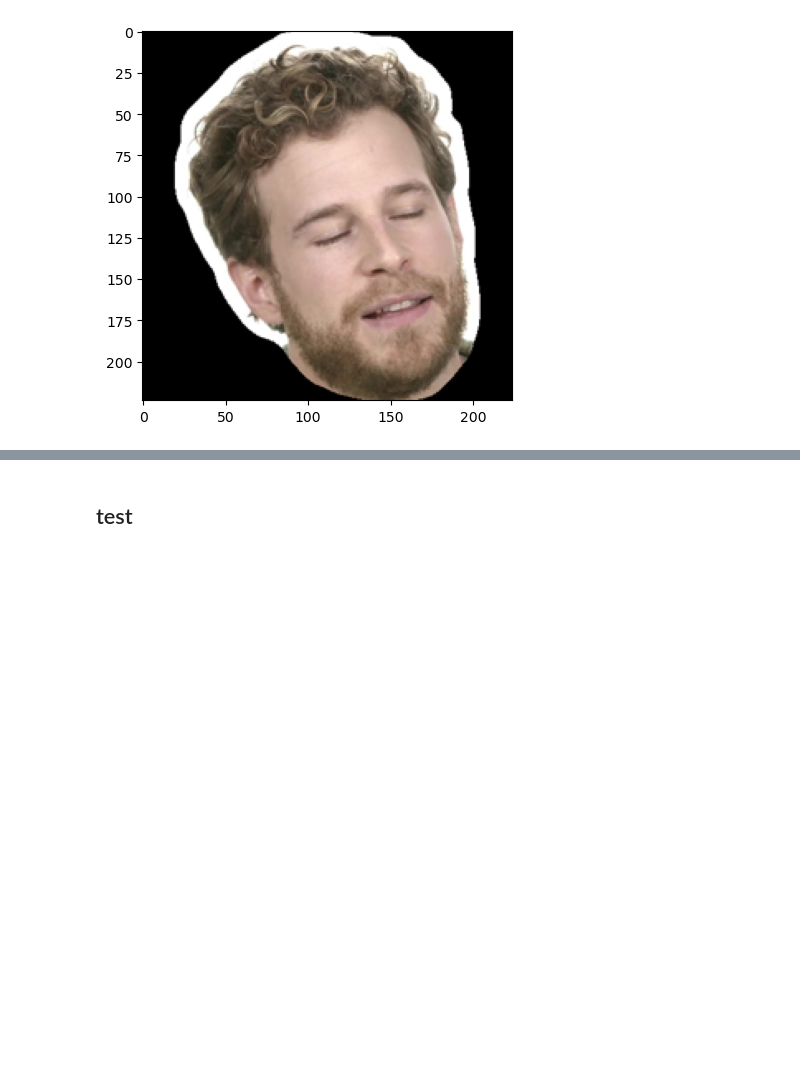
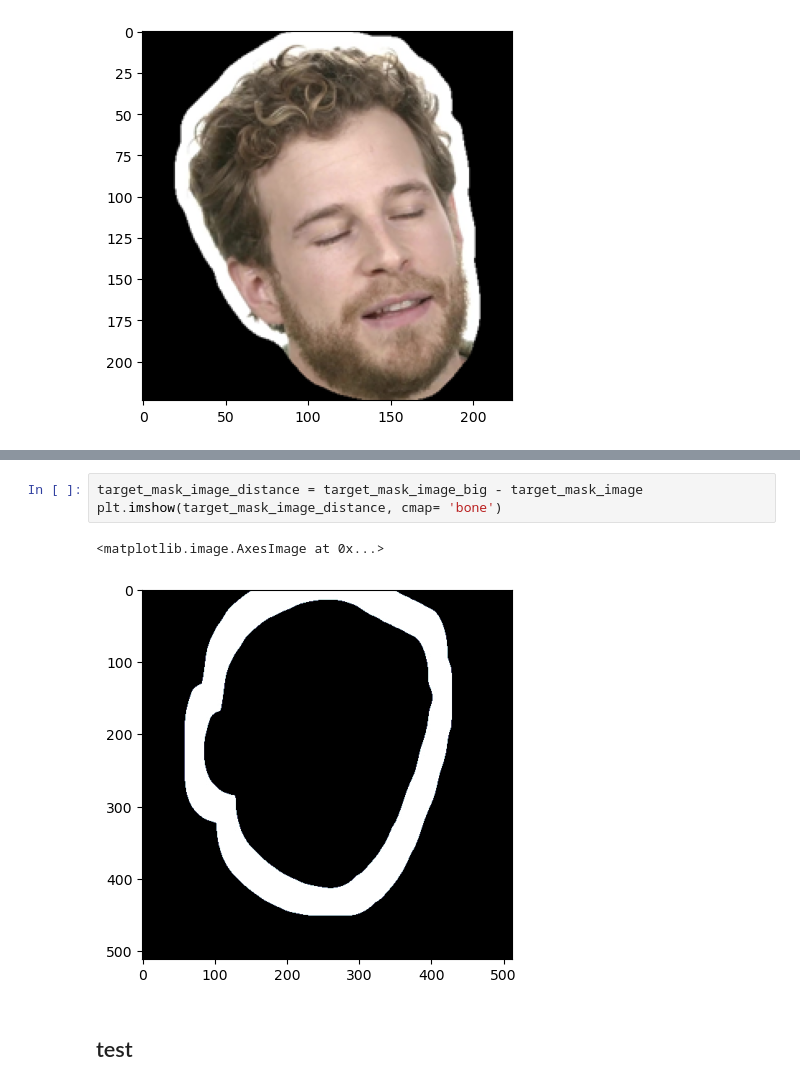
Before and after one commit to over-dosed/HeadSwap_diffusion, a Jupyter notebook: test.ipynb, the cells around one changed output, grey strips where cells are left out. Saved outputs shown, nothing was run; the diff lists cells and outputs as text; blank space fills up the shorter version.

```diff
--- a/test.ipynb
+++ b/test.ipynb
@@ -516,3 +556,9 @@ plt.imshow(source_image)
+# %%
+target_mask_image_distance = target_mask_image_big - target_mask_image
+plt.imshow(target_mask_image_distance, cmap= 'bone')
+# %% [output]
+<matplotlib.image.AxesImage at 0x...>
+[figure, added]
 # %% [markdown]
 ## test
 # %%
```
Also changed, not shown: parts of 5 cells of this notebook, 10 other files.
